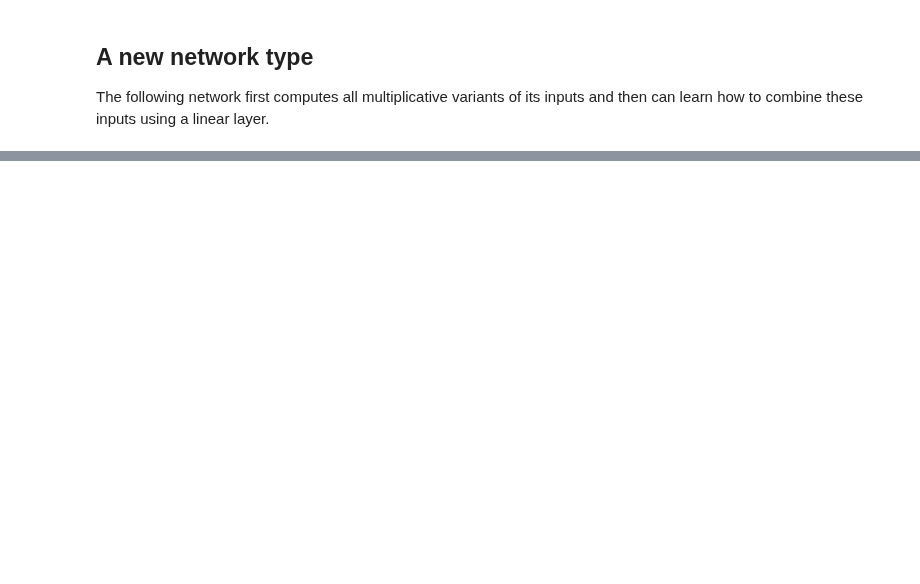
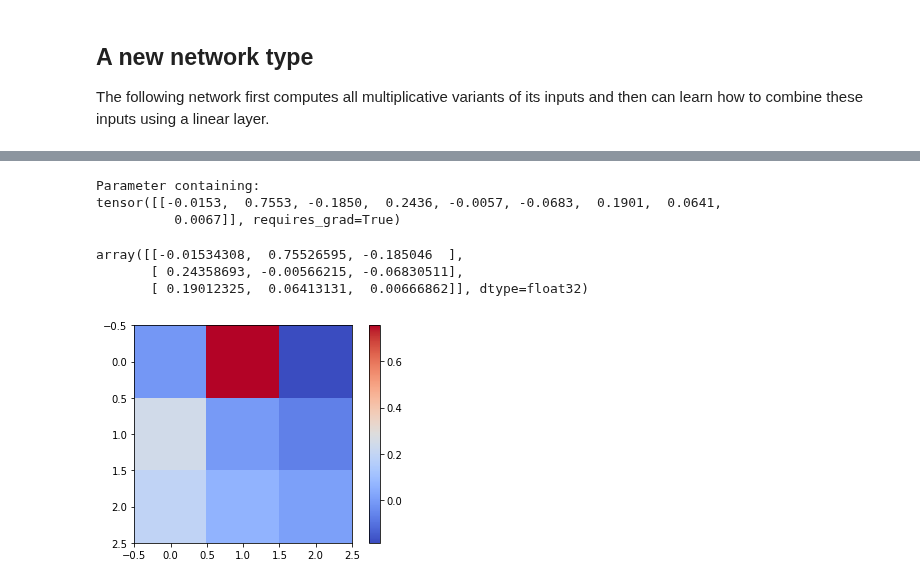
Before and after one commit to juebrauer/central, a Jupyter notebook: 011_pytorch_learn_to_multiply/pytorch_learn_to_multiply.ipynb, the cells around one changed output, grey strips where cells are left out. Cells and saved outputs as stored; diff of their text form; code cells hidden in the pictures; blank space fills up the shorter version.

Commit message:
Added a heatmap visualization of the weights learned. It shows that the input channels x1*x2 and x2*x1 are weighted largely, when trying to learn the function f(x1,x2,x3) := x1*x2

```diff
--- a/011_pytorch_learn_to_multiply/pytorch_learn_to_multiply.ipynb
+++ b/011_pytorch_learn_to_multiply/pytorch_learn_to_multiply.ipynb
@@ -246,0 +247,20 @@ f(4.0, 4.0, 2)=16.0 <-> net: 15.84
+# %%
+my_net2.layer1.weight
+# %% [output]
+Parameter containing:
+tensor([[-0.0153,  0.7553, -0.1850,  0.2436, -0.0057, -0.0683,  0.1901,  0.0641,
+          0.0067]], requires_grad=True)
+# %%
+T = my_net2.layer1.weight.view(3,3)
+W = T.detach().numpy()
+W
+# %% [output]
+array([[-0.01534308,  0.75526595, -0.185046  ],
+       [ 0.24358693, -0.00566215, -0.06830511],
+       [ 0.19012325,  0.06413131,  0.00666862]], dtype=float32)
+# %%
+plt.imshow(W, cmap="coolwarm")
+plt.colorbar()
+plt.show()
+# %% [output]
+[figure, added]
```
Also changed, not shown: parts of 6 cells of this notebook.
